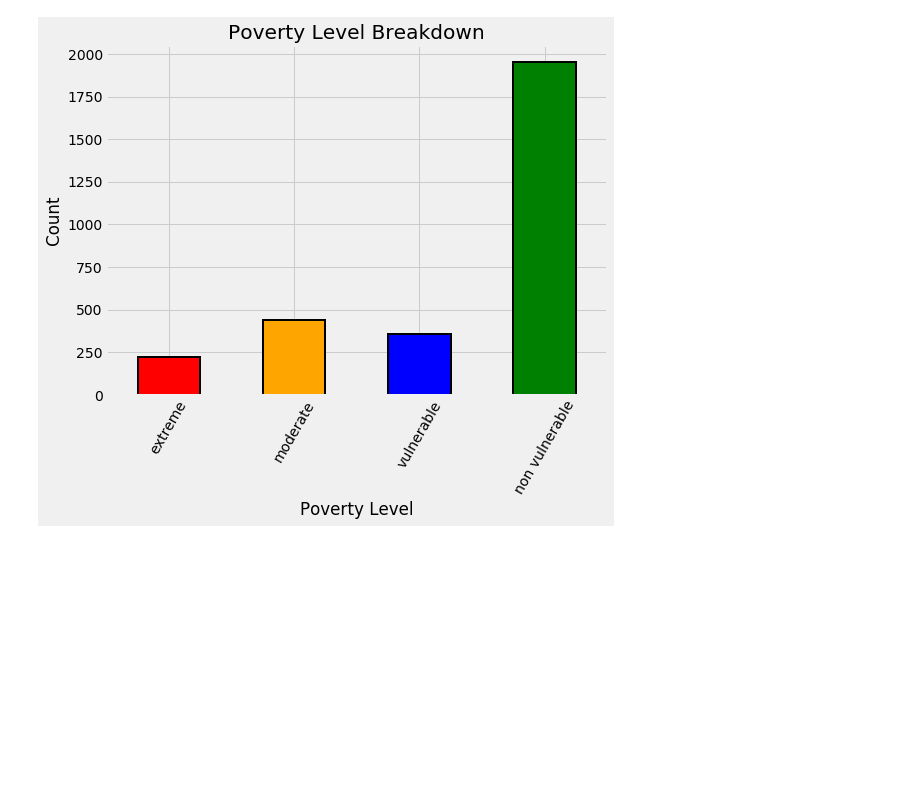
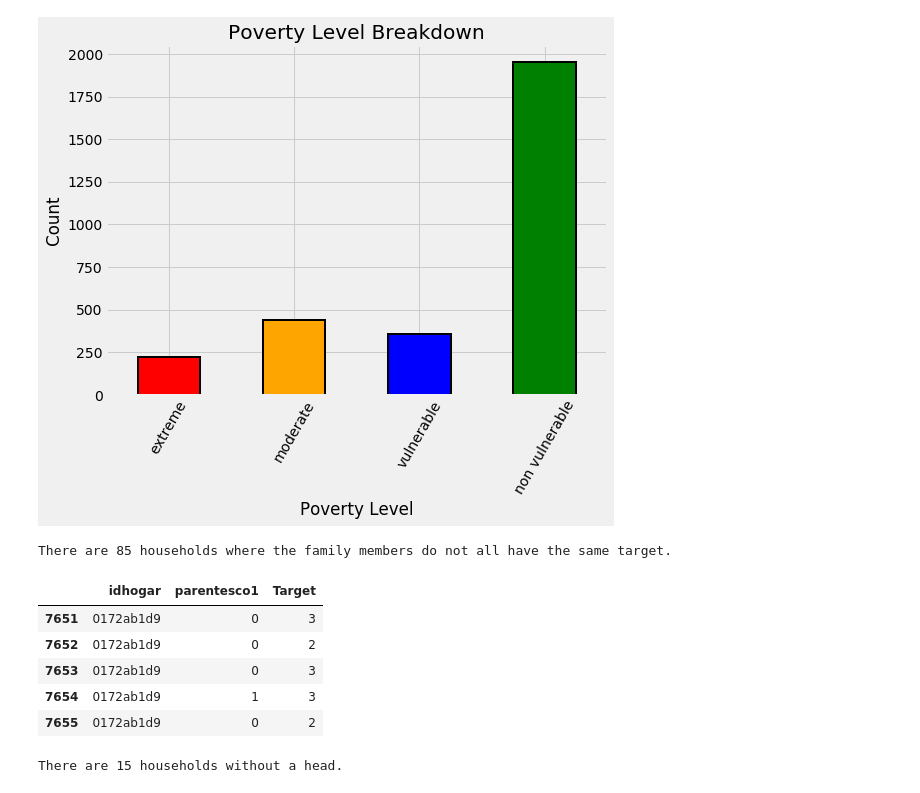
Before and after one commit to slidemorning/Kaggle, a Jupyter notebook: house_hold_poverty_level_prediction_v1.ipynb, the cells around one changed output. Cells and saved outputs as stored; diff of their text form; code cells hidden in the pictures; blank space fills up the shorter version.

```diff
--- a/house_hold_poverty_level_prediction_v1.ipynb
+++ b/house_hold_poverty_level_prediction_v1.ipynb
@@ -190,3 +205,25 @@ label_counts
 4.0    1954
 Name: Target, dtype: int64
 [figure]
+# %%
+all_equal = df_train.groupby('idhogar')['Target'].apply(lambda x: x.nunique() == 1)
+
+not_equal = all_equal[all_equal != True]
+print('There are {} households where the family members do not all have the same target.'.format(len(not_equal)))
+# %% [output]
+There are 85 households where the family members do not all have the same target.
+# %%
+df_train[df_train['idhogar'] == not_equal.index[0]][['idhogar', 'parentesco1', 'Target']]
+# %% [output]
+|  | idhogar | parentesco1 | Target |
+| 7651 | 0172ab1d9 | 0 | 3 |
+| 7652 | 0172ab1d9 | 0 | 2 |
+| 7653 | 0172ab1d9 | 0 | 3 |
+| 7654 | 0172ab1d9 | 1 | 3 |
+| 7655 | 0172ab1d9 | 0 | 2 |
+# %%
+households_leader = df_train.groupby('idhogar')['parentesco1'].sum()
+households_no_head = df_train.loc[df_train['idhogar'].isin(households_leader[households_leader == 0].index), :]
+print('There are {} households without a head.'.format(households_no_head['idhogar'].nunique()))
+# %% [output]
+There are 15 households without a head.
```
Also changed, not shown: parts of 2 cells of this notebook.
